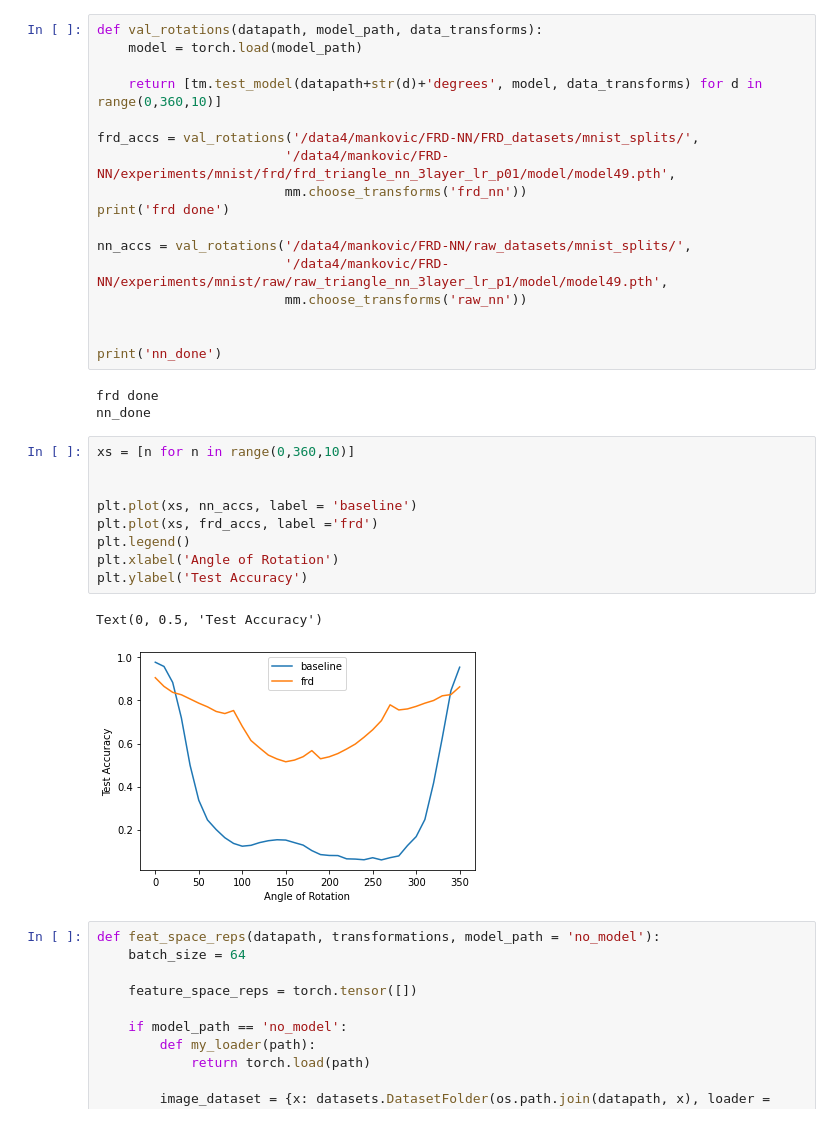
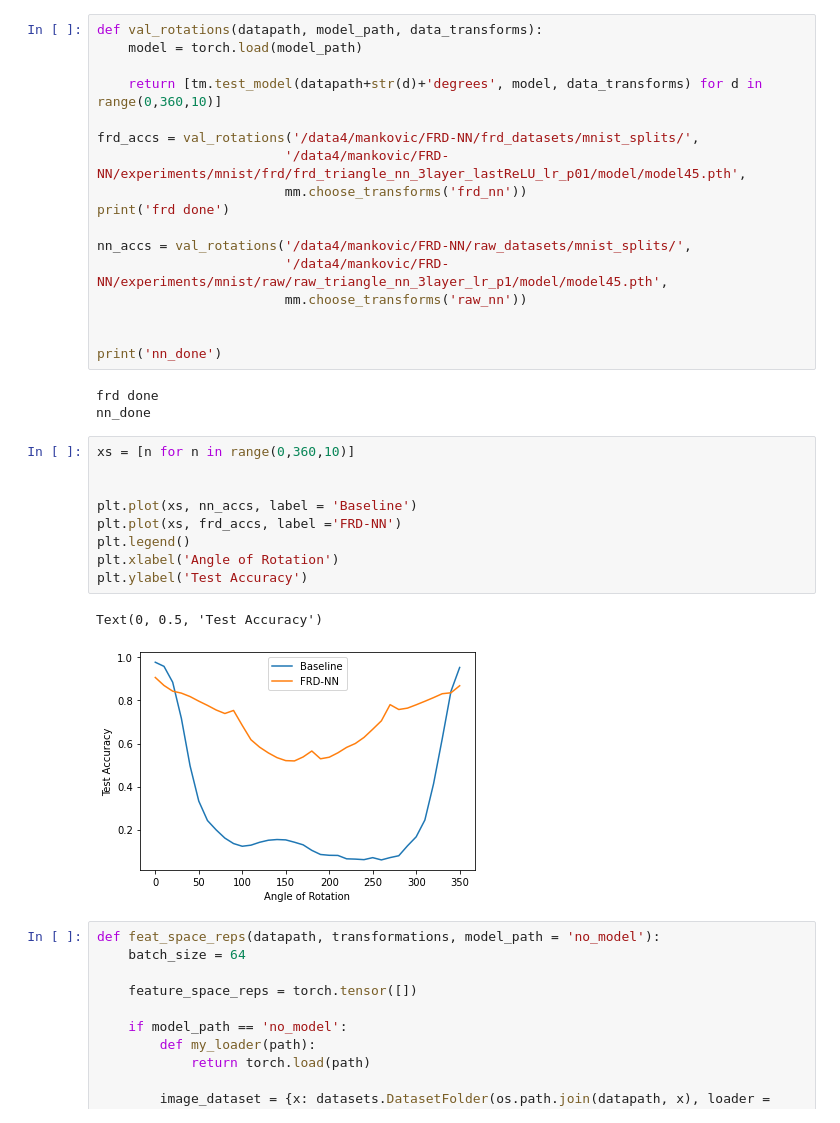
Before and after one commit to nmank/FRD-NN, a Jupyter notebook: plots.ipynb, the cells around one changed output. Drawn from its saved outputs; the diff is of its cells as text.

```diff
--- a/plots.ipynb
+++ b/plots.ipynb
@@ -33,13 +36,13 @@ def val_rotations(datapath, model_path, data_transforms):
 
     return [tm.test_model(datapath+str(d)+'degrees', model, data_transforms) for d in range(0,360,10)]
 
-frd_accs = val_rotations('/data4/mankovic/FRD-NN/FRD_datasets/mnist_splits/',
-                        '/data4/mankovic/FRD-NN/experiments/mnist/frd/frd_triangle_nn_3layer_lr_p01/model/model49.pth',
+frd_accs = val_rotations('/data4/mankovic/FRD-NN/frd_datasets/mnist_splits/',
+                        '/data4/mankovic/FRD-NN/experiments/mnist/frd/frd_triangle_nn_3layer_lastReLU_lr_p01/model/model45.pth',
                         mm.choose_transforms('frd_nn'))
 print('frd done')
 
 nn_accs = val_rotations('/data4/mankovic/FRD-NN/raw_datasets/mnist_splits/',
-                        '/data4/mankovic/FRD-NN/experiments/mnist/raw/raw_triangle_nn_3layer_lr_p1/model/model49.pth',
+                        '/data4/mankovic/FRD-NN/experiments/mnist/raw/raw_triangle_nn_3layer_lr_p1/model/model45.pth',
                         mm.choose_transforms('raw_nn'))
 
 
@@ -50,15 +53,15 @@ nn_done
 # %%
 xs = [n for n in range(0,360,10)]
 
 
-plt.plot(xs, nn_accs, label = 'baseline')
-plt.plot(xs, frd_accs, label ='frd')
+plt.plot(xs, nn_accs, label = 'Baseline')
+plt.plot(xs, frd_accs, label ='FRD-NN')
 plt.legend()
 plt.xlabel('Angle of Rotation')
 plt.ylabel('Test Accuracy')
 # %% [output]
 Text(0, 0.5, 'Test Accuracy')
-[figure, old version]
+[figure, new version]
 # %%
 def feat_space_reps(datapath, transformations, model_path = 'no_model'):
     batch_size = 64
```
Also changed, not shown: parts of 11 cells of this notebook, 6 other files.
